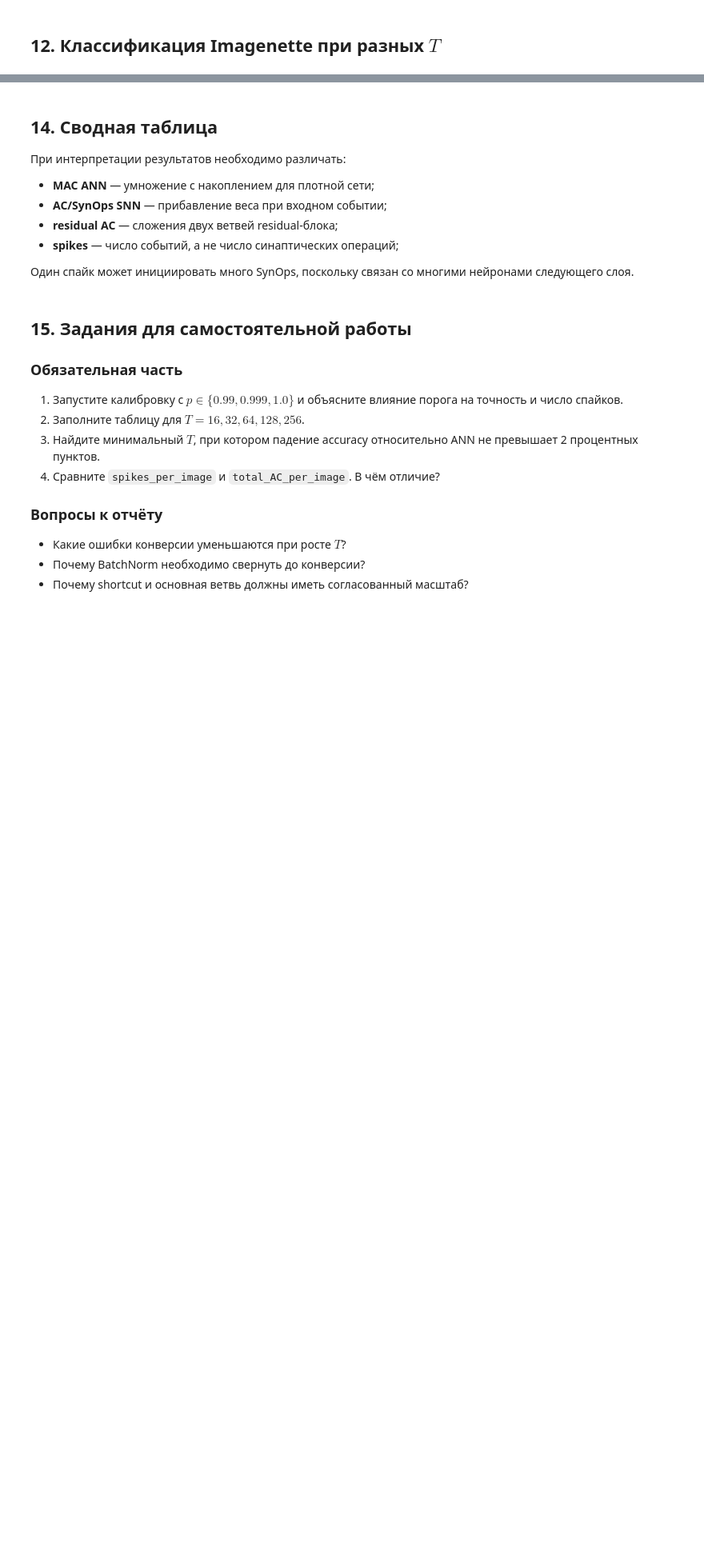
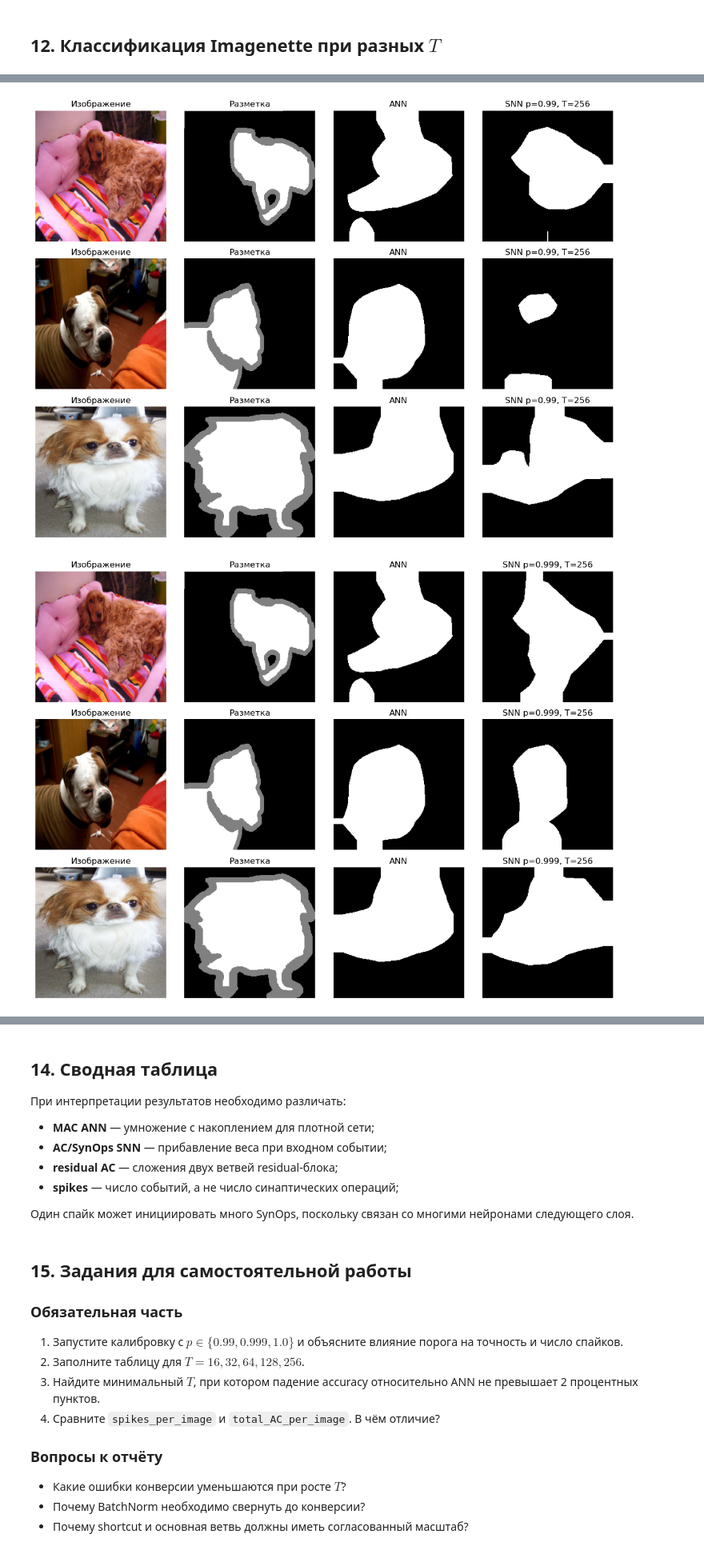
Before and after one commit to StriderOne/neuromorphic-computing, a Jupyter notebook: lab1/lab1.ipynb, the cells around one changed output, grey strips where cells are left out. Shown at 80% size. Cells and saved outputs as stored; diff of their text form; code cells hidden in the pictures; blank space fills up the shorter version.

```diff
--- a/lab1/lab1.ipynb
+++ b/lab1/lab1.ipynb
@@ -624,0 +1095,27 @@ ax.figure.tight_layout()
+# %%
+ann_seg_results, ann_examples = evaluate_segmentation()
+ann_seg_results['model'] = 'ANN'
+ann_seg_results['p'] = float('nan')
+ann_seg_results.to_csv(RESULTS_DIR / 'segmentation_ann.csv', index=False)
+seg_tables = [ann_seg_results]
+
+for p in (0.99, 0.999, 1.0):
+    # Пороги по Imagenette: тестовые маски Oxford Pet в калибровке не участвуют.
+    torch.manual_seed(SEED)
+    seg_thresholds = calibrate_thresholds(p)
+    seg_snn = SpikingResNet18(ann_folded, seg_thresholds).to(device).eval()
+    table, snn_examples = evaluate_segmentation(seg_snn, T_CHECKPOINTS)
+    table['model'] = 'SNN'
+    table['p'] = p
+    seg_tables.append(table)
+    table.to_csv(RESULTS_DIR / f'segmentation_p{p}.csv', index=False)
+    save_segmentation_examples(ann_examples, snn_examples, p, max(T_CHECKPOINTS))
+    seg_snn.op_counter.close()
+    del seg_snn
+
+segmentation_results = pd.concat(seg_tables, ignore_index=True)
+segmentation_results.to_csv(RESULTS_DIR / 'segmentation_results.csv', index=False)
+segmentation_results
+# %% [output]
+[figure, added]
+[figure, added]
```
Also changed, not shown: parts of 26 cells of this notebook, 33 other files.
